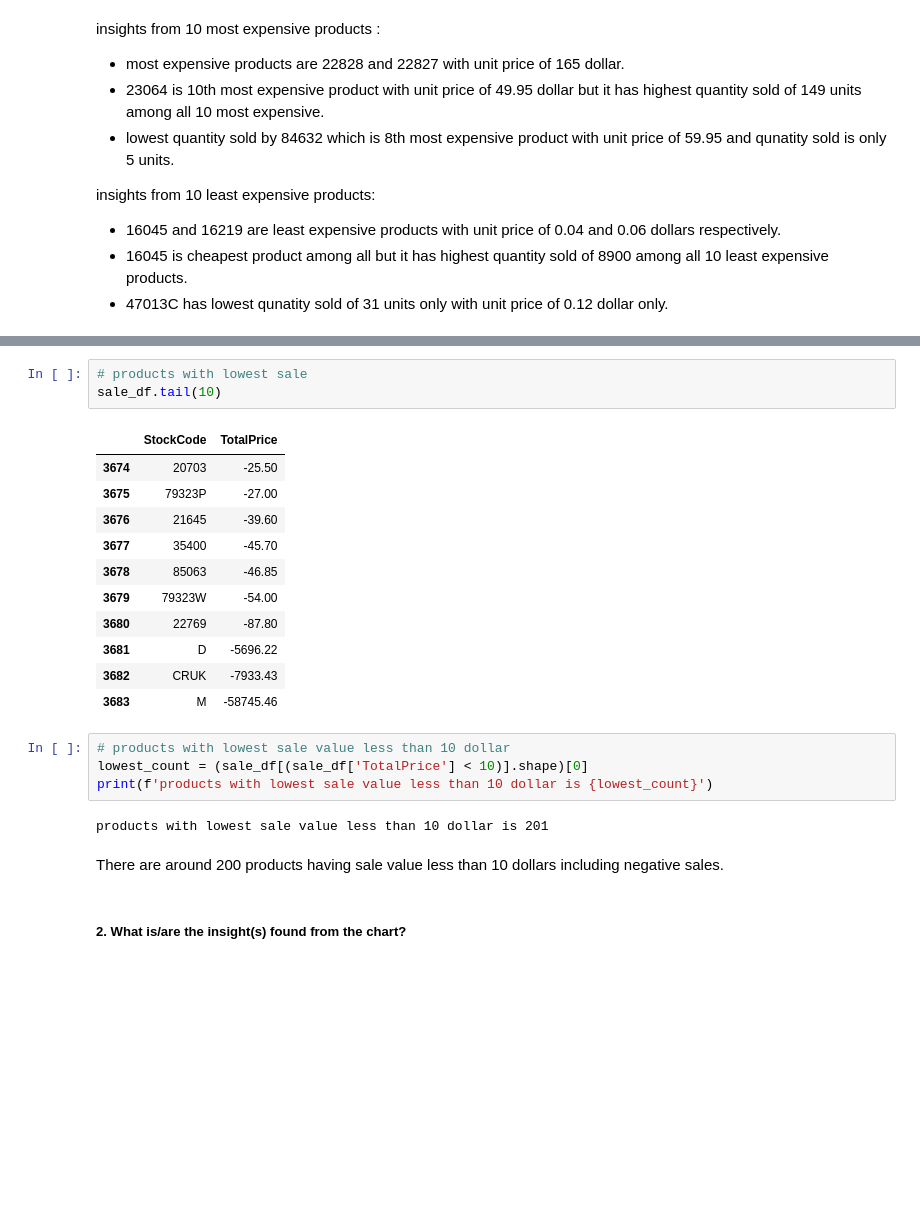
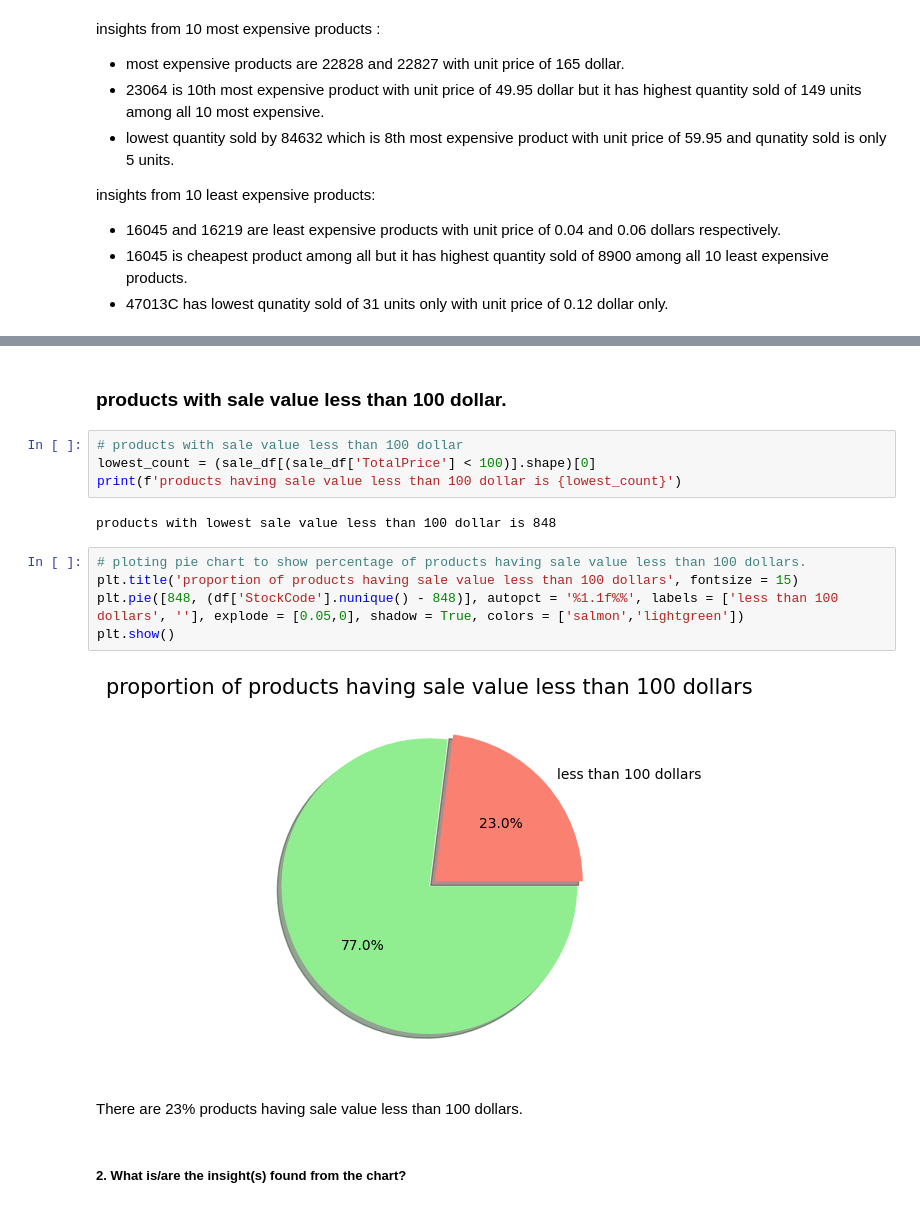
Before and after one commit to kd0176/Online-Retail-Customer-Segmentation, a Jupyter notebook: Online_Retail_Customer_Segmentation.ipynb, the cells around one changed output, grey strips where cells are left out. Drawn from its saved outputs; the diff is of its cells as text; blank space fills up the shorter version.

```diff
--- a/Online_Retail_Customer_Segmentation.ipynb
+++ b/Online_Retail_Customer_Segmentation.ipynb
@@ -707,26 +737,20 @@ sns.barplot(x='StockCode',y='TotalPrice',data=sale_df.head(10),)
-# %%
-# products with lowest sale
-sale_df.tail(10)
-# %% [output]
-|  | StockCode | TotalPrice |
-| 3674 | 20703 | -25.50 |
-| 3675 | 79323P | -27.00 |
-| 3676 | 21645 | -39.60 |
-| 3677 | 35400 | -45.70 |
-| 3678 | 85063 | -46.85 |
-| 3679 | 79323W | -54.00 |
-| 3680 | 22769 | -87.80 |
-| 3681 | D | -5696.22 |
-| 3682 | CRUK | -7933.43 |
-| 3683 | M | -58745.46 |
+# %% [markdown]
+### products with sale value less than 100 dollar.
 # %%
-# products with lowest sale value less than 10 dollar
-lowest_count = (sale_df[(sale_df['TotalPrice'] < 10)].shape)[0]
-print(f'products with lowest sale value less than 10 dollar is {lowest_count}')
+# products with sale value less than 100 dollar
+lowest_count = (sale_df[(sale_df['TotalPrice'] < 100)].shape)[0]
+print(f'products having sale value less than 100 dollar is {lowest_count}')
 # %% [output]
-products with lowest sale value less than 10 dollar is 201
+products with lowest sale value less than 100 dollar is 848
+# %%
+# ploting pie chart to show percentage of products having sale value less than 100 dollars.
+plt.title('proportion of products having sale value less than 100 dollars', fontsize = 15)
+plt.pie([848, (df['StockCode'].nunique() - 848)], autopct = '%1.1f%%', labels = ['less than 100 dollars', ''], explode = [0.05,0], shadow = True, colors = ['salmon','lightgreen'])
+plt.show()
+# %% [output]
+[figure, added]
 # %% [markdown]
-There are around 200 products having sale value less than 10 dollars including negative sales.
+There are 23% products having sale value less than 100 dollars.
 # %% [markdown]
 ##### 2. What is/are the insight(s) found from the chart?
 # %% [markdown]
```
Also changed, not shown: parts of 116 cells of this notebook.
